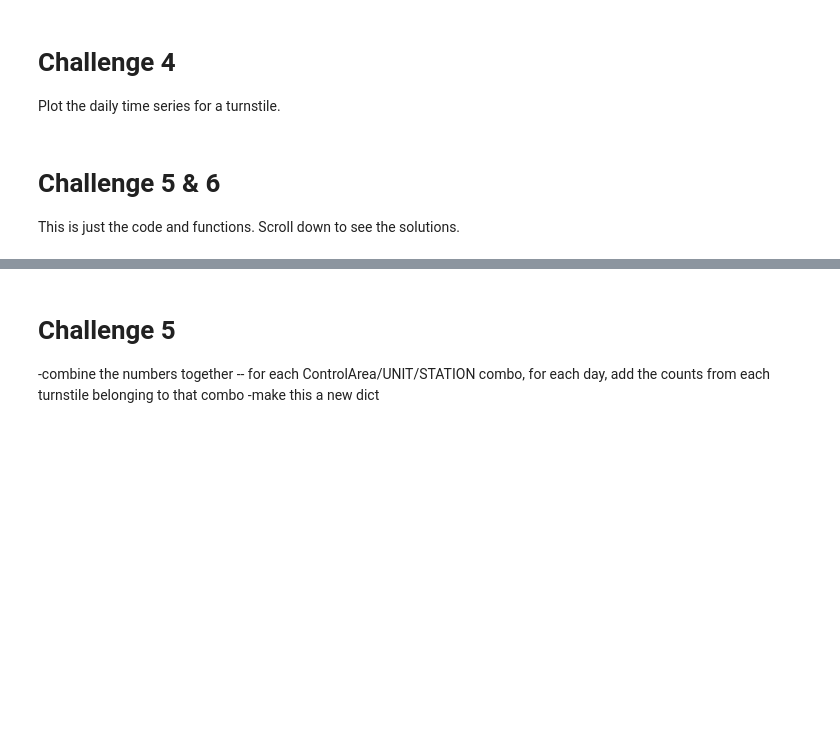
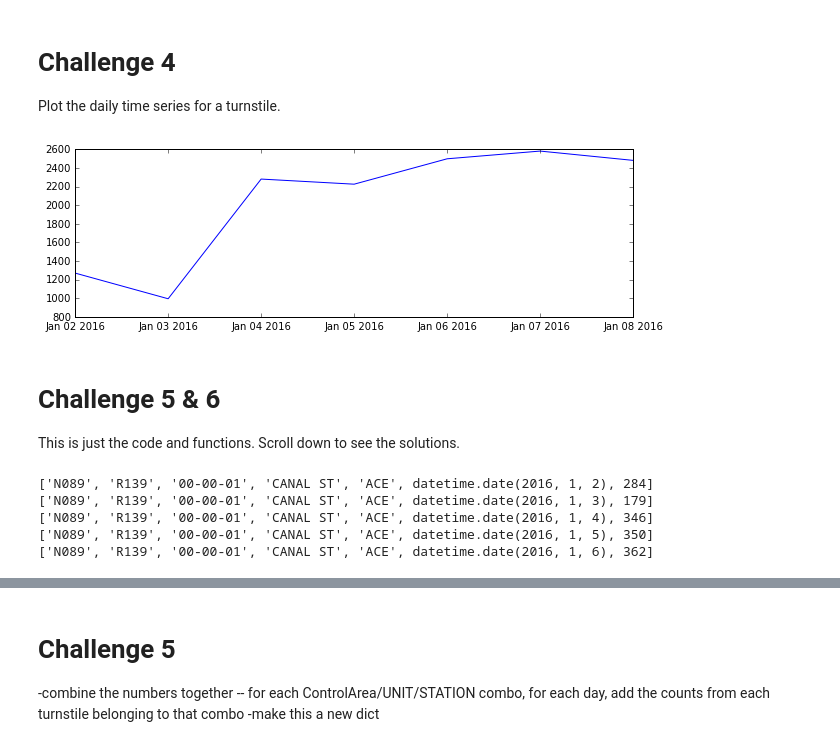
Before and after one commit to yawitzd/metis-p1_team3, a Jupyter notebook: daniel_01-benson_challenge.ipynb, the cells around one changed output, grey strips where cells are left out. Drawn from its saved outputs; the diff is of its cells as text; code cells hidden in the pictures; blank space fills up the shorter version.

```diff
--- a/daniel_01-benson_challenge.ipynb
+++ b/daniel_01-benson_challenge.ipynb
@@ -27,6 +43,6 @@ d = read_data(f)
 #pop out the headers
 d.pop(0)
 #take a small sample of the data
-d = d[:1000]
+#d = d[:1000]
 
 '''format of 'd' is a list of lists, for all 11 variables'''
@@ -91,8 +109,6 @@ turnstile_dict is a solution to challenge 1
 # Challenge 2
 Create a new dictionary. The key is the same, but the values are a list of datetime objects and entry values
 # %%
-import datetime
-import dateutil.parser
 
 def get_datetime_cumulative(d):
     ''' takes in the raw data and exports a dict of the form {turnstile_key: [[datetime_object, counts]]}
@@ -104,10 +120,10 @@ def get_datetime_cumulative(d):
     datetime_cumulative = {}
 
     #pop out the headers
-    if d[0] == ['C/A', 'UNIT', 'SCP', 'STATION', 'LINENAME',
-                       'DIVISION', 'DATE', 'TIME', 'DESC', 'ENTRIES',
-                       'EXITS']:
-        d.pop(0)
+#     if d[0] == ['C/A', 'UNIT', 'SCP', 'STATION', 'LINENAME',
+#                        'DIVISION', 'DATE', 'TIME', 'DESC', 'ENTRIES',
+#                        'EXITS']:
+#         d.pop(0)
 
     for row in d:
         #get datetime object. Row 6 and 7 of 'd' are '2013-12-02' and '15:00:00'
@@ -116,7 +132,7 @@ def get_datetime_cumulative(d):
         #row 9 is turnstile entries
         entries = row[9]
 
-        key = tuple(row[0:4])
+        key = tuple(row[0:5])
         values = [dt, entries]
 
         #This line does the same thing as the if/else statement below
@@ -168,7 +204,7 @@ def count_day(my_list):
         #for every entry with today's date, add the count to a list
         todays_entries = [int(x[1]) for x in my_list if x[0].date() == date]
 
-         todays_entries = [int(x[2]) for x in rows if x[0].date() == date]
+        #todays_entries = [int(x[2]) for x in rows if x[0].date() == date]
         #
         if tomorrows_date in dates:
             #if tomorrow's date is in dates, compare the start of tomorrow to the end of today
@@ -179,7 +215,11 @@ def count_day(my_list):
             #otherwise, use the change in today
             delta = max(todays_entries) - min(todays_entries)
 
-        result.append((date, delta))
+        #Before adding it to the dict, make sure it's non-negative
+        if delta > 0:
+            result.append((date, delta))
+        else:
+            result.append((date, 0))
     return result
 # %%
 turnstile_counts = {key:count_day(datetime_cumulative[key]) for key in datetime_cumulative}
@@ -212,8 +262,10 @@ def plot_turnstile(dictionary, turnstile_key):
     plt.figure(figsize=(10,3))
     plt.plot(dates,counts)
 # %%
-key = ('A035', 'R170', '00-00-04', '14 ST-UNION SQ')
+key = ('A002', 'R051', '02-06-00', '59 ST', 'NQR456')
 plot_turnstile(turnstile_counts, key)
+# %% [output]
+[figure, added]
 # %% [markdown]
 # Challenge 5 & 6
 This is just the code and functions. Scroll down to see the solutions.
@@ -232,11 +284,18 @@ def tcounts_to_dailydata(tcounts):
 
     for t in turnstiles:
         for datecounts in tcounts[t]:
-            dailydata += [[t[0], t[1], t[2], t[3], datecounts[0], datecounts[1]]]
+            dailydata += [[t[0], t[1], t[2], t[3], t[4], datecounts[0], datecounts[1]]]
 
     return dailydata
 
 dailydata = tcounts_to_dailydata(turnstile_counts)
+for i in range(5): print dailydata[i]
+# %% [output]
+['N089', 'R139', '00-00-01', 'CANAL ST', 'ACE', datetime.date(2016, 1, 2), 284]
+['N089', 'R139', '00-00-01', 'CANAL ST', 'ACE', datetime.date(2016, 1, 3), 179]
+['N089', 'R139', '00-00-01', 'CANAL ST', 'ACE', datetime.date(2016, 1, 4), 346]
+['N089', 'R139', '00-00-01', 'CANAL ST', 'ACE', datetime.date(2016, 1, 5), 350]
+['N089', 'R139', '00-00-01', 'CANAL ST', 'ACE', datetime.date(2016, 1, 6), 362]
 # %%
 def dailydata_to_ac_stationdict(dailydata):
     ''' dict --> dict
```
Also changed, not shown: parts of 15 cells of this notebook.
